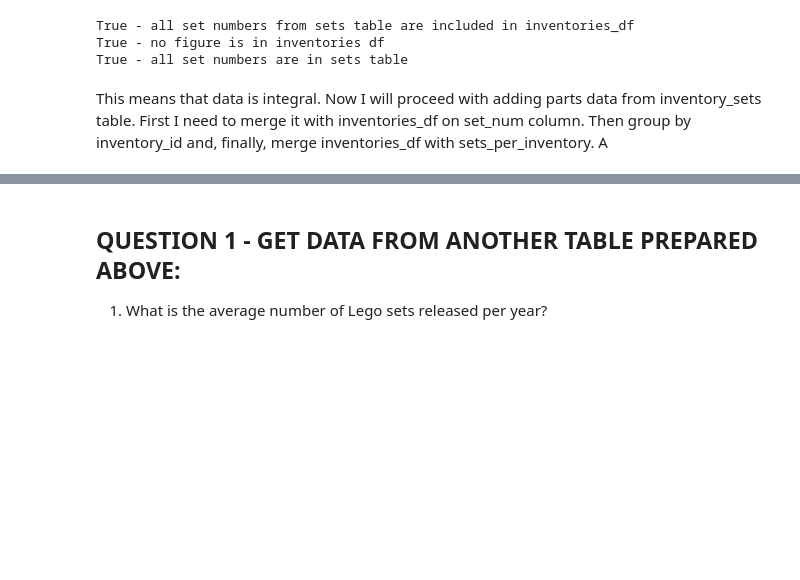
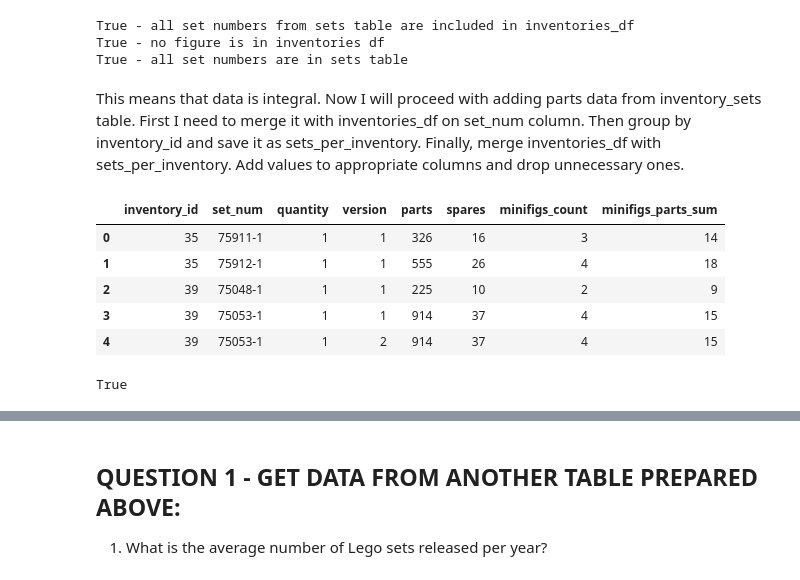
Before and after one commit to katarzynaadamczyk/data_analysis, a Jupyter notebook: lego_bricks/lego_analysis_prepare_dataframes.ipynb, the cells around one changed output, grey strips where cells are left out. Cells and saved outputs as stored; diff of their text form; code cells hidden in the pictures; blank space fills up the shorter version.

Commit message:
prepared inventories_df with all data regarding parts

```diff
--- a/lego_bricks/lego_analysis_prepare_dataframes.ipynb
+++ b/lego_bricks/lego_analysis_prepare_dataframes.ipynb
@@ -465,4 +465,4 @@ True - no figure is in inventories df
 True - all set numbers are in sets table
 # %% [markdown]
 This means that data is integral.
-Now I will proceed with adding parts data from inventory_sets table. First I need to merge it with inventories_df on set_num column. Then group by inventory_id and, finally, merge inventories_df with sets_per_inventory. A
+Now I will proceed with adding parts data from inventory_sets table. First I need to merge it with inventories_df on set_num column. Then group by inventory_id and save it as sets_per_inventory. Finally, merge inventories_df with sets_per_inventory. Add values to appropriate columns and drop unnecessary ones.
@@ -470,0 +471,19 @@ Now I will proceed with adding parts data from inventory_sets table. First I nee
+# %%
+# TODO - sets + MERGE
+inventory_sets_df = inventory_sets_df.merge(inventories_df, on='set_num', how='left')
+inventory_sets_df.rename(columns={'inventory_id_x': 'inventory_id'}, inplace=True)
+inventory_sets_df.drop(columns=['inventory_id_y'], inplace=True)
+inventory_sets_df.head()
+# %% [output]
+|  | inventory_id | set_num | quantity | version | parts | spares | minifigs_count | minifigs_parts_sum |
+| 0 | 35 | 75911-1 | 1 | 1 | 326 | 16 | 3 | 14 |
+| 1 | 35 | 75912-1 | 1 | 1 | 555 | 26 | 4 | 18 |
+| 2 | 39 | 75048-1 | 1 | 1 | 225 | 10 | 2 | 9 |
+| 3 | 39 | 75053-1 | 1 | 1 | 914 | 37 | 4 | 15 |
+| 4 | 39 | 75053-1 | 1 | 2 | 914 | 37 | 4 | 15 |
+# %%
+number_of_rows_after = inventory_sets_df.shape[0]
+number_of_rows_version_not_1 = inventory_sets_df[inventory_sets_df['version'] != 1].shape[0]
+print(number_of_rows_version_not_1 == number_of_rows_after - number_of_rows_before)
+# %% [output]
+True
```
Also changed, not shown: parts of 18 cells of this notebook, 1 other file.
